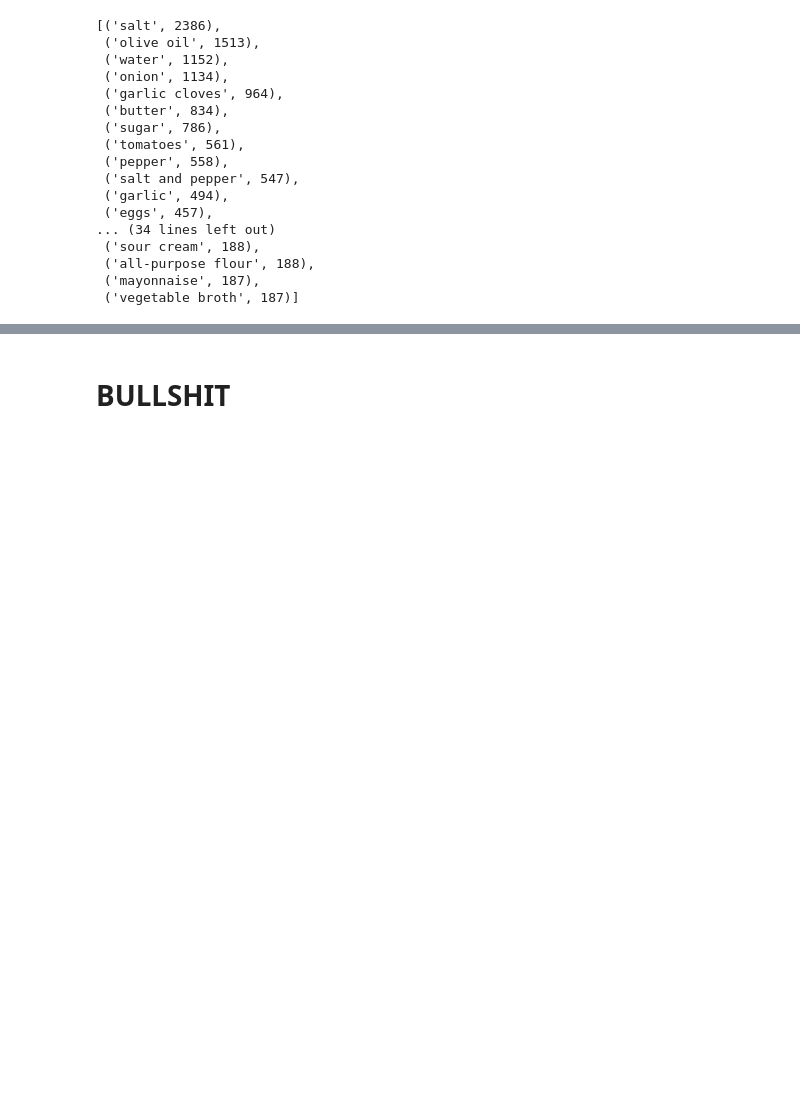
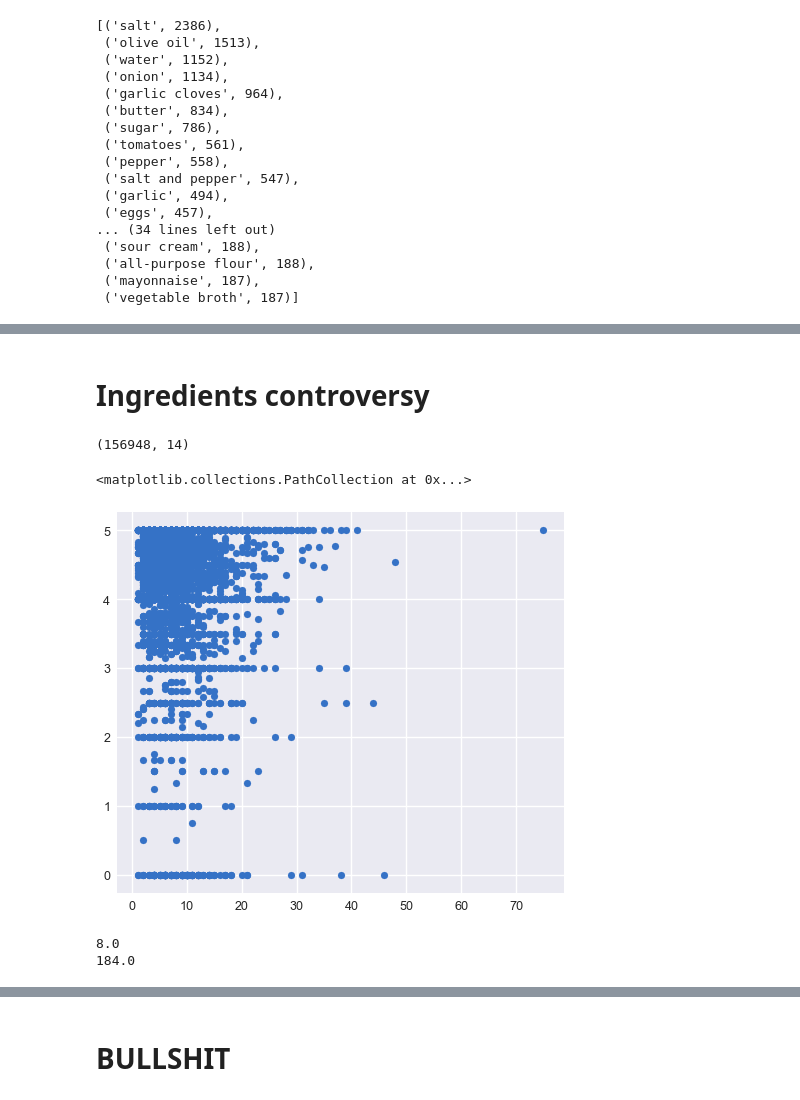
Before and after one commit to jCodingStuff/DataMadness, a Jupyter notebook: juli_mess.ipynb, the cells around one changed output, grey strips where cells are left out. Saved outputs shown, nothing was run; the diff lists cells and outputs as text; code cells hidden in the pictures; blank space fills up the shorter version.

```diff
--- a/juli_mess.ipynb
+++ b/juli_mess.ipynb
@@ -363,0 +403,2 @@ plt.show()
+# %% [markdown]
+# Ingredients controversy
@@ -363,0 +409,15 @@ plt.show()
+# %%
+df.shape
+# %% [output]
+(156948, 14)
+# %%
+plt.scatter(df_ing['n_steps'], df_ing['avg_rating'])
+# %% [output]
+<matplotlib.collections.PathCollection at 0x...>
+[figure, added]
+# %%
+print(df[(df['avg_rating'] > 4.5) & (df['n_votes'] > 50)]['n_ingredients'].median())
+print(df[(df['avg_rating'] > 4.5) & (df['n_votes'] > 50)]['dlen'].median())
+# %% [output]
+8.0
+184.0
```
Also changed, not shown: parts of 14 cells of this notebook, 4 other files.
